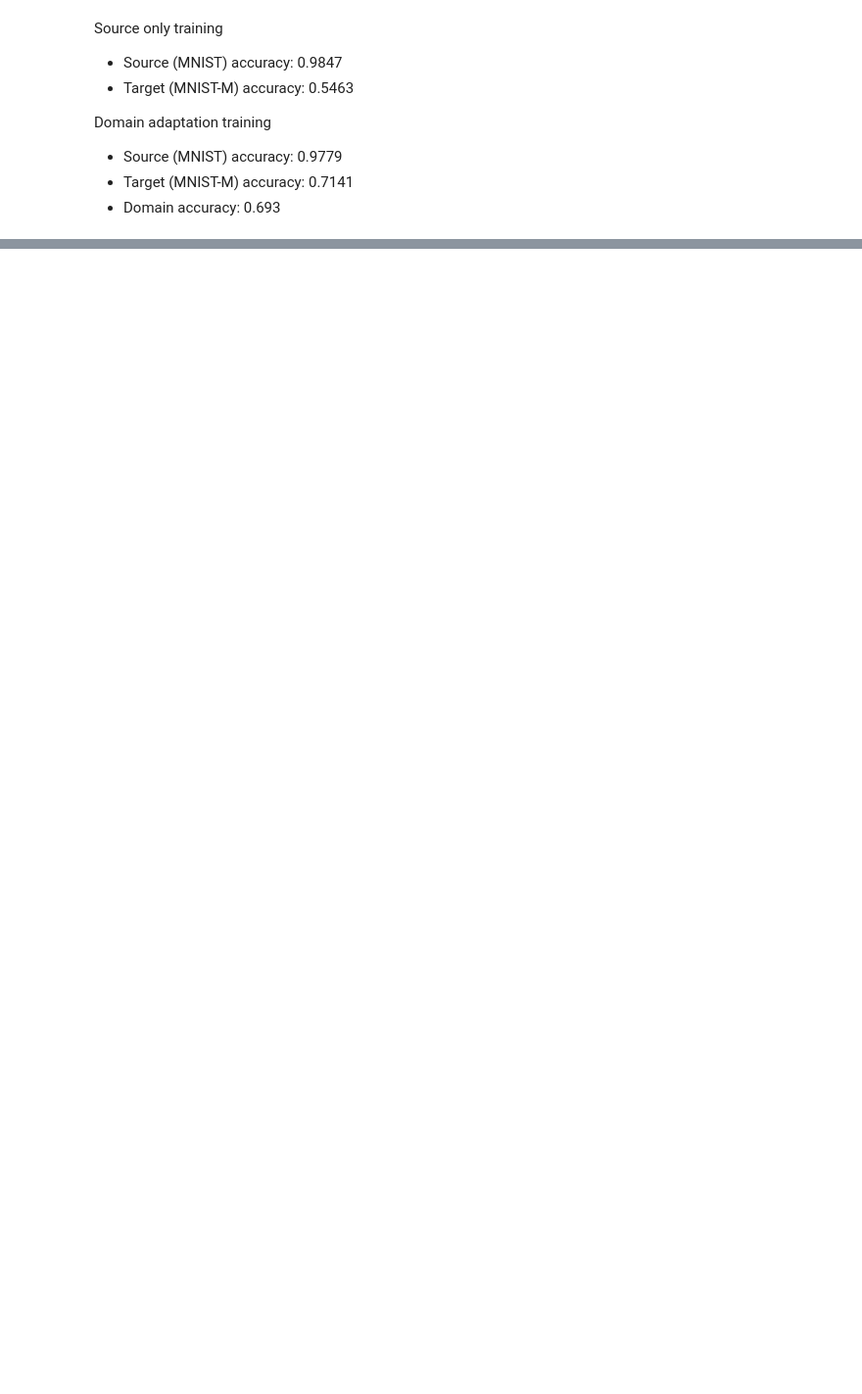
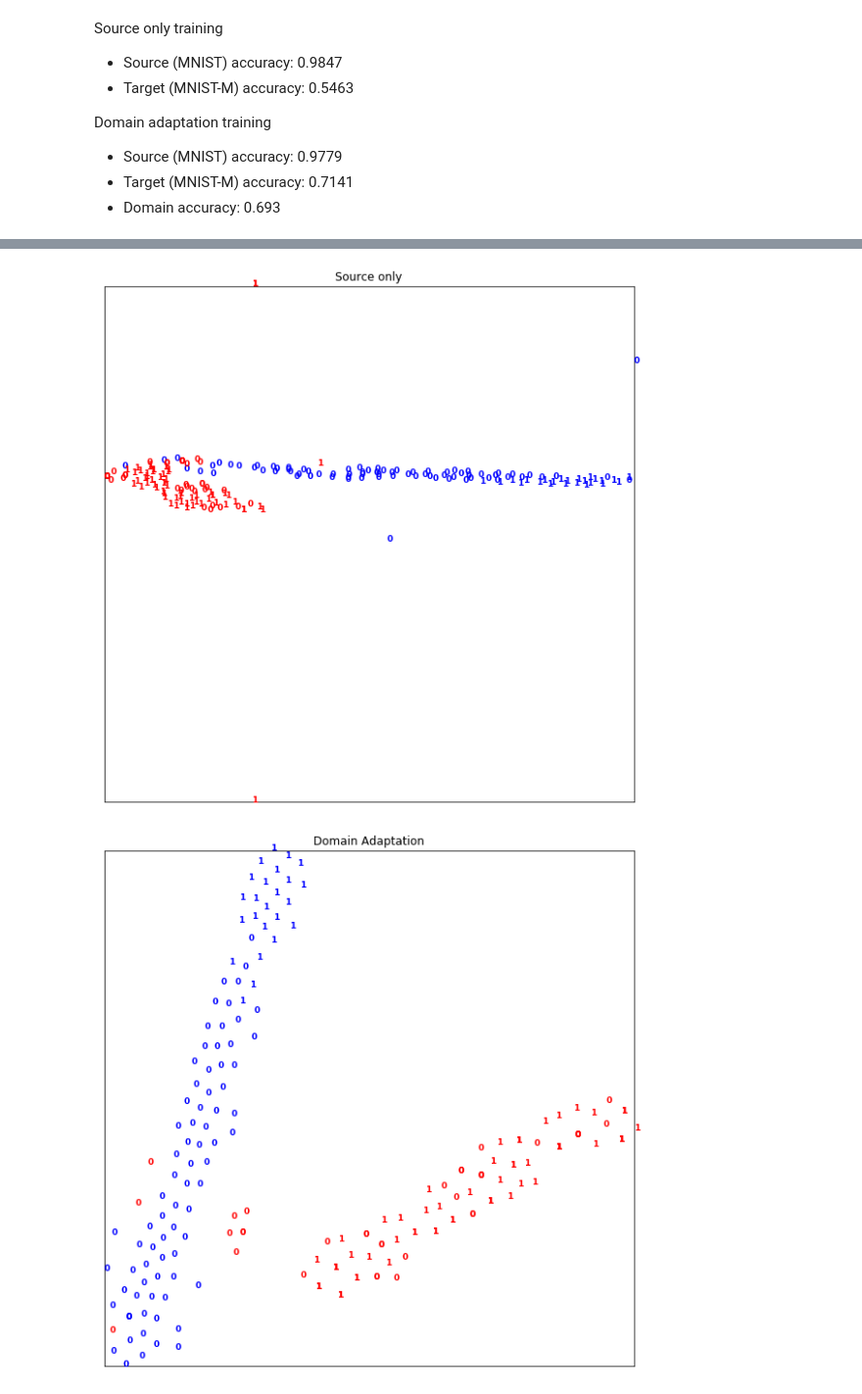
Before and after one commit to owen198/kslab-tf-dann, a Jupyter notebook: source_ets_target_chkb-Owen.ipynb, the cells around one changed output, grey strips where cells are left out. Shown at 98% size. Drawn from its saved outputs; the diff is of its cells as text; code cells hidden in the pictures; blank space fills up the shorter version.

```diff
--- a/source_ets_target_chkb-Owen.ipynb
+++ b/source_ets_target_chkb-Owen.ipynb
@@ -52,6 +52,12 @@ all_features_by_week.describe()
 | 50% | 7.500000 | 1876.000000 | 6.000000 | 22.000000 | 15.000000 | 11.000000 | ... |
 | 75% | 15.000000 | 3522.250000 | 11.000000 | 49.250000 | 35.000000 | 26.000000 | ... |
 | max | 34.000000 | 10910.000000 | 24.000000 | 127.000000 | 114.000000 | 107.000000 | ... |
+# %%
+num_test = 100
+combined_test_data = np.concatenate([Xs[:num_test], Xt[:num_test]])  # 取出兩個資料集的最後500筆資料
+combined_test_labels = np.concatenate([ys[:num_test], yt[:num_test]])  # 資料的lable(0~9)
+combined_test_domain = np.concatenate([np.tile([1., 0.], [num_test, 1]),
+        np.tile([0., 1.], [num_test, 1])])
 # %%
 # source: yellow and purple
 plt.scatter(Xs[:,0], Xs[:,1], c=ys, alpha=0.4)
@@ -292,0 +332,19 @@ Domain adaptation training
+# %%
+from sklearn.manifold import TSNE
+
+tsne = TSNE(perplexity=30, n_components=2, init='pca', n_iter=10000)
+source_only_tsne = tsne.fit_transform(source_only_emb)
+plot_embedding(source_only_tsne,
+               combined_test_labels,
+               combined_test_domain.argmax(1),
+               'Source only')
+
+tsne = TSNE(perplexity=30, n_components=2, init='pca', n_iter=10000)
+dann_tsne = tsne.fit_transform(dann_emb)
+plot_embedding(dann_tsne,
+               combined_test_labels,
+               combined_test_domain.argmax(1),
+               'Domain Adaptation')
+# %% [output]
+[figure, added]
+[figure, added]
```
Also changed, not shown: parts of 6 cells of this notebook.
